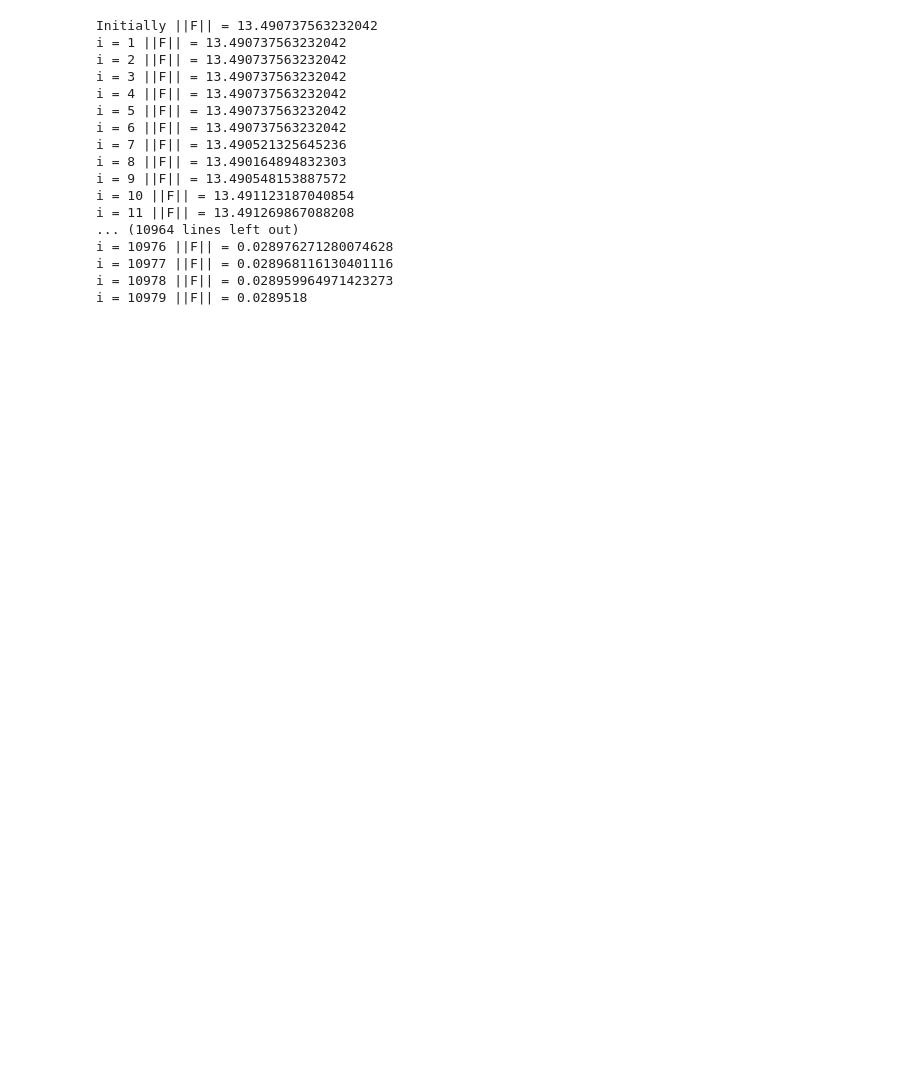
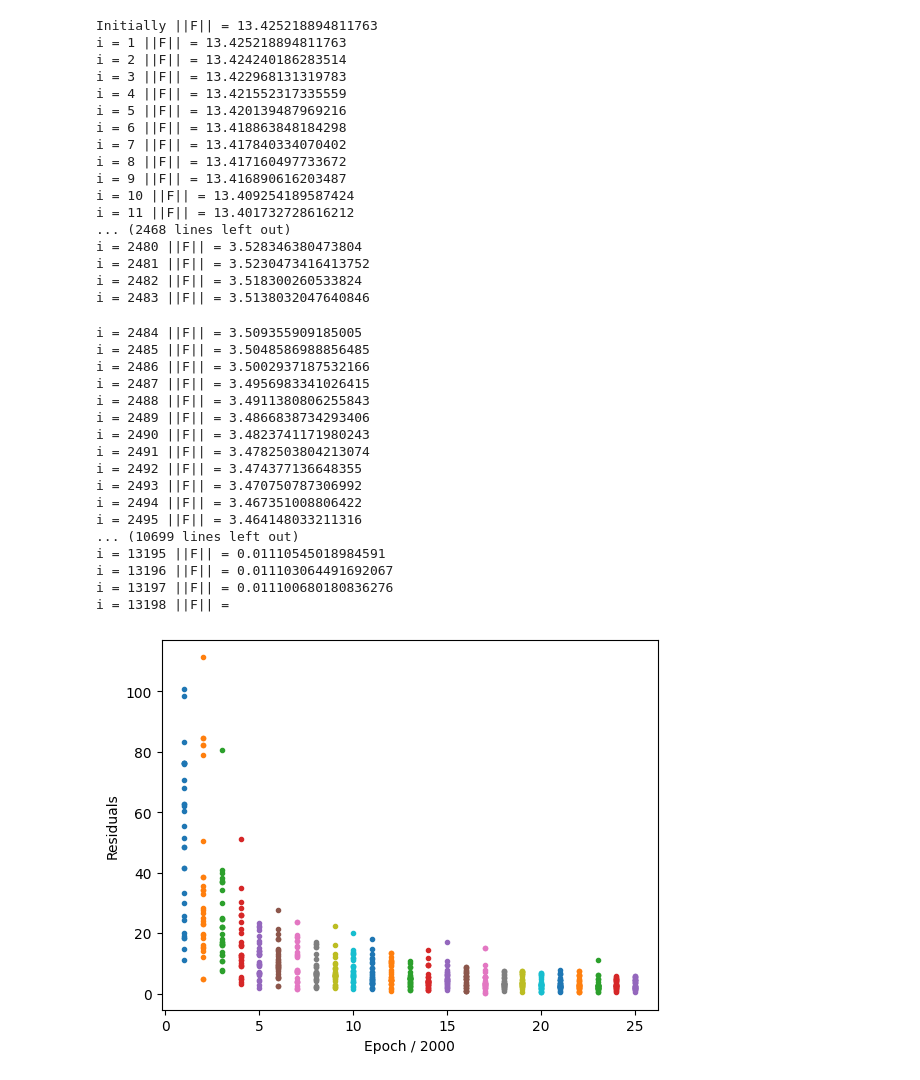
Before and after one commit to jamesmr13/CMSC660Final, a Jupyter notebook: Probelm2.ipynb, the cells around one changed output. Saved outputs shown, nothing was run; the diff lists cells and outputs as text; code cells hidden in the pictures; blank space fills up the shorter version.

```diff
--- a/Probelm2.ipynb
+++ b/Probelm2.ipynb
@@ -72,41 +75,79 @@ y = np.random.randn(91,1)*91
 # %%
 # Nesterov Optimizer
 no_epochs = 50000
+resid_interval = int(no_epochs / 25)
 alpha = 1e-2
 m = 0.9
 last_change = np.zeros((182,1))
+
+res_Fig = plt.figure()
+xAxisStr = "Epoch / " + str(resid_interval)
+plt.xlabel(xAxisStr)
+plt.ylabel('Residuals')
 
 g = -forces(x,y,AdjMatrix)
 Fs = np.zeros((no_epochs+1,1))
 Fs[0] = np.linalg.norm(g)
 print("Initially ||F|| = " + str(np.linalg.norm(g)))
 for i in range(1,no_epochs+1):
     projX = x + last_change[0:91]*m
     projY = y + last_change[91:182]*m
     g = -forces(projX, projY,AdjMatrix)
     last_change = (m*last_change) - alpha*g
     x = x + last_change[0:91]
     y = y + last_change[91:182]
     Fs[i] = np.linalg.norm(g)
+    xAvgs = (i * xAvgs + x)/(i + 1)
+    yAvgs = (i * yAvgs + y)/(i + 1)
     print("i = " + str(i) + " ||F|| = " + str(np.linalg.norm(g)))
+    # plot the residuals
+    if i % resid_interval == 0:
+        graphX = np.ones((30,1))*int(i / resid_interval)
+        resid_index = np.random.choice(range(0,91), (30,))
+        x_res = x[resid_index] - xAvgs[resid_index]
+        y_res = y[resid_index] - yAvgs[resid_index]
+        residuals = np.zeros((30,))
+        for j in range(30):
+            r = np.sqrt(x_res[j]**2 + y_res[j]**2)
+            residuals[j] = r
+        plt.plot(graphX, residuals, '.')
+        res_Fig.canvas.draw()
 # %% [output]
-Initially ||F|| = 13.490737563232042
-i = 1 ||F|| = 13.490737563232042
-i = 2 ||F|| = 13.490737563232042
-i = 3 ||F|| = 13.490737563232042
-i = 4 ||F|| = 13.490737563232042
-i = 5 ||F|| = 13.490737563232042
-i = 6 ||F|| = 13.490737563232042
-i = 7 ||F|| = 13.490521325645236
-i = 8 ||F|| = 13.490164894832303
-i = 9 ||F|| = 13.490548153887572
-i = 10 ||F|| = 13.491123187040854
-i = 11 ||F|| = 13.491269867088208
-... (10964 lines left out)
-i = 10976 ||F|| = 0.028976271280074628
-i = 10977 ||F|| = 0.028968116130401116
-i = 10978 ||F|| = 0.028959964971423273
-i = 10979 ||F|| = 0.0289518
+Initially ||F|| = 13.425218894811763
+i = 1 ||F|| = 13.425218894811763
+i = 2 ||F|| = 13.424240186283514
+i = 3 ||F|| = 13.422968131319783
+i = 4 ||F|| = 13.421552317335559
+i = 5 ||F|| = 13.420139487969216
+i = 6 ||F|| = 13.418863848184298
+i = 7 ||F|| = 13.417840334070402
+i = 8 ||F|| = 13.417160497733672
+i = 9 ||F|| = 13.416890616203487
+i = 10 ||F|| = 13.409254189587424
+i = 11 ||F|| = 13.401732728616212
+... (2468 lines left out)
+i = 2480 ||F|| = 3.528346380473804
+i = 2481 ||F|| = 3.5230473416413752
+i = 2482 ||F|| = 3.518300260533824
+i = 2483 ||F|| = 3.5138032047640846
+i = 2484 ||F|| = 3.509355909185005
+i = 2485 ||F|| = 3.5048586988856485
+i = 2486 ||F|| = 3.5002937187532166
+i = 2487 ||F|| = 3.4956983341026415
+i = 2488 ||F|| = 3.4911380806255843
+i = 2489 ||F|| = 3.4866838734293406
+i = 2490 ||F|| = 3.4823741171980243
+i = 2491 ||F|| = 3.4782503804213074
+i = 2492 ||F|| = 3.474377136648355
+i = 2493 ||F|| = 3.470750787306992
+i = 2494 ||F|| = 3.467351008806422
+i = 2495 ||F|| = 3.464148033211316
+... (10699 lines left out)
+i = 13195 ||F|| = 0.01110545018984591
+i = 13196 ||F|| = 0.011103064491692067
+i = 13197 ||F|| = 0.011100680180836276
+i = 13198 ||F|| =
+[figure, added]
 # %%
 plot_graph(x,y,AdjMatrix)
 # %% [output]
```
Also changed, not shown: parts of 3 cells of this notebook, 3 other files.
